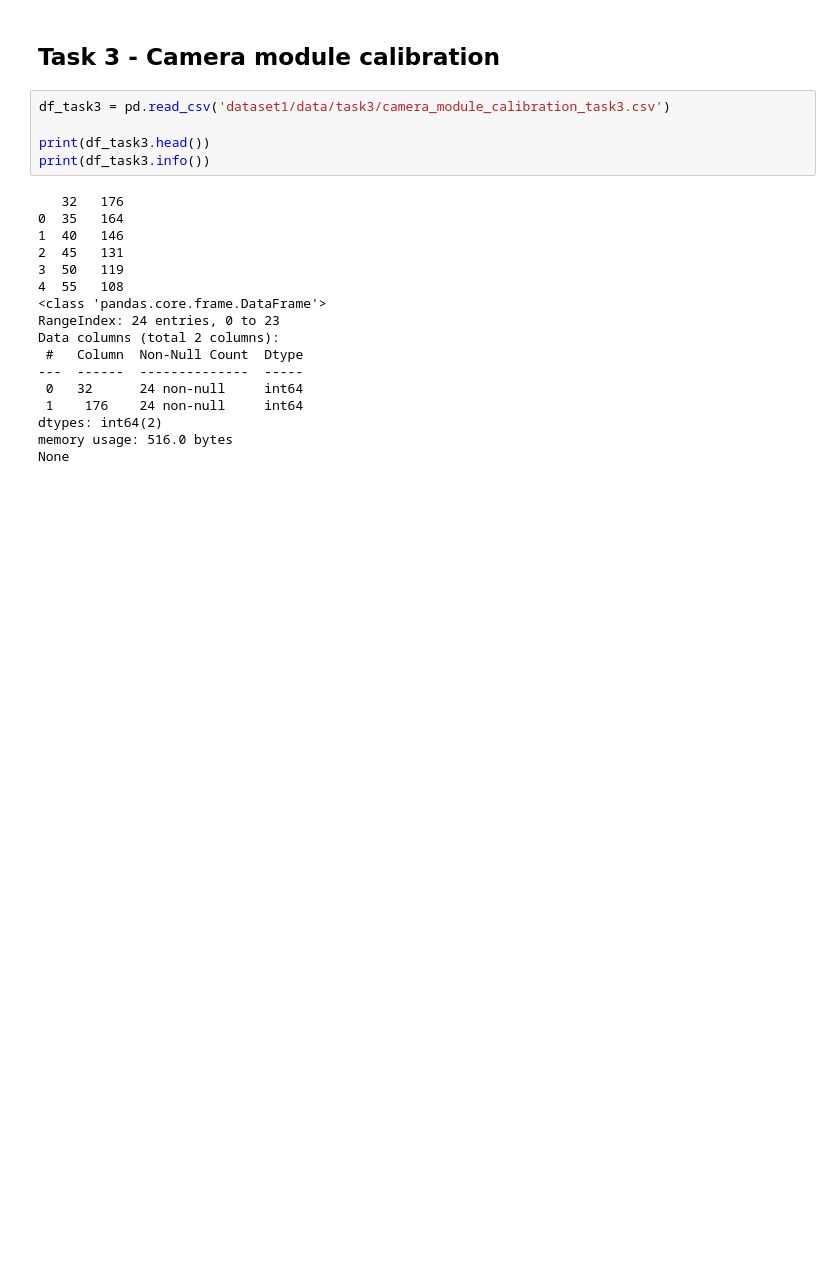
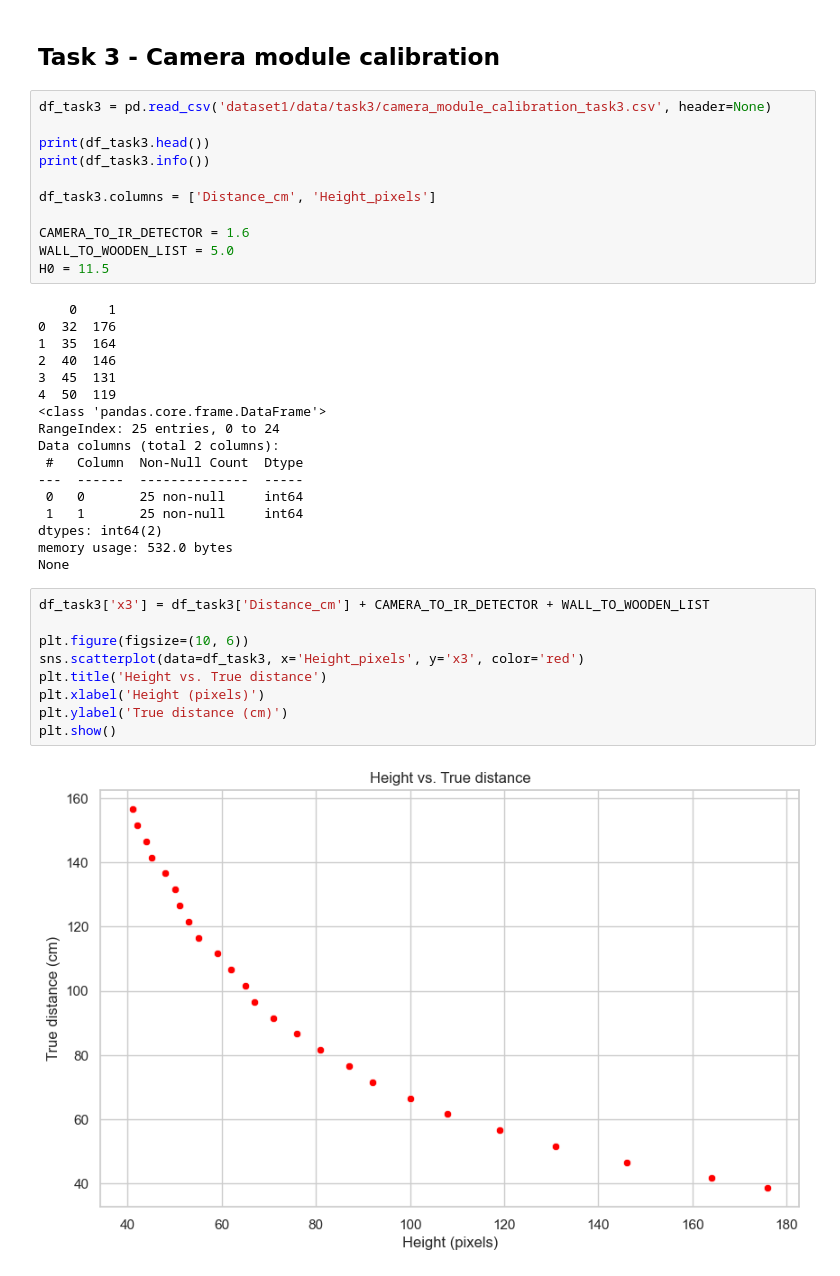
Before and after one commit to albertodian/sensor-fusion-project, a Jupyter notebook: main_part1.ipynb, the cells around one changed output. Drawn from its saved outputs; the diff is of its cells as text; blank space fills up the shorter version.

```diff
--- a/main_part1.ipynb
+++ b/main_part1.ipynb
@@ -314,24 +315,41 @@ plt.show()
 # %% [markdown]
 ## **Task 3 - Camera module calibration**
 # %%
-df_task3 = pd.read_csv('dataset1/data/task3/camera_module_calibration_task3.csv')
+df_task3 = pd.read_csv('dataset1/data/task3/camera_module_calibration_task3.csv', header=None)
 
 print(df_task3.head())
 print(df_task3.info())
+
+df_task3.columns = ['Distance_cm', 'Height_pixels']
+
+CAMERA_TO_IR_DETECTOR = 1.6
+WALL_TO_WOODEN_LIST = 5.0
+H0 = 11.5
 # %% [output]
-   32   176
-0  35   164
-1  40   146
-2  45   131
-3  50   119
-4  55   108
+    0    1
+0  32  176
+1  35  164
+2  40  146
+3  45  131
+4  50  119
 <class 'pandas.core.frame.DataFrame'>
-RangeIndex: 24 entries, 0 to 23
+RangeIndex: 25 entries, 0 to 24
 Data columns (total 2 columns):
  #   Column  Non-Null Count  Dtype
 ---  ------  --------------  -----
- 0   32      24 non-null     int64
- 1    176    24 non-null     int64
+ 0   0       25 non-null     int64
+ 1   1       25 non-null     int64
 dtypes: int64(2)
-memory usage: 516.0 bytes
+memory usage: 532.0 bytes
 None
+# %%
+df_task3['x3'] = df_task3['Distance_cm'] + CAMERA_TO_IR_DETECTOR + WALL_TO_WOODEN_LIST
+
+plt.figure(figsize=(10, 6))
+sns.scatterplot(data=df_task3, x='Height_pixels', y='x3', color='red')
+plt.title('Height vs. True distance')
+plt.xlabel('Height (pixels)')
+plt.ylabel('True distance (cm)')
+plt.show()
+# %% [output]
+[figure, added]
```
Also changed, not shown: parts of 21 cells of this notebook, 1 other file.
